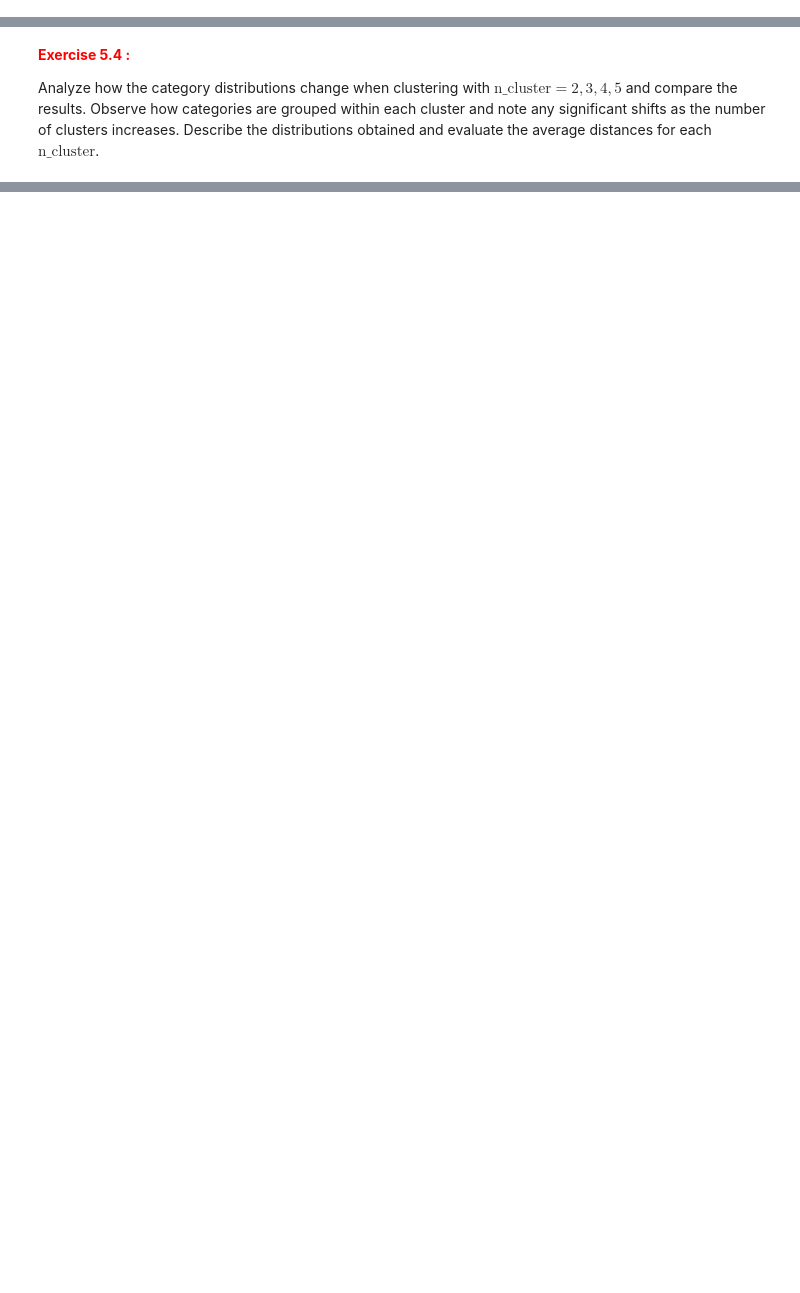
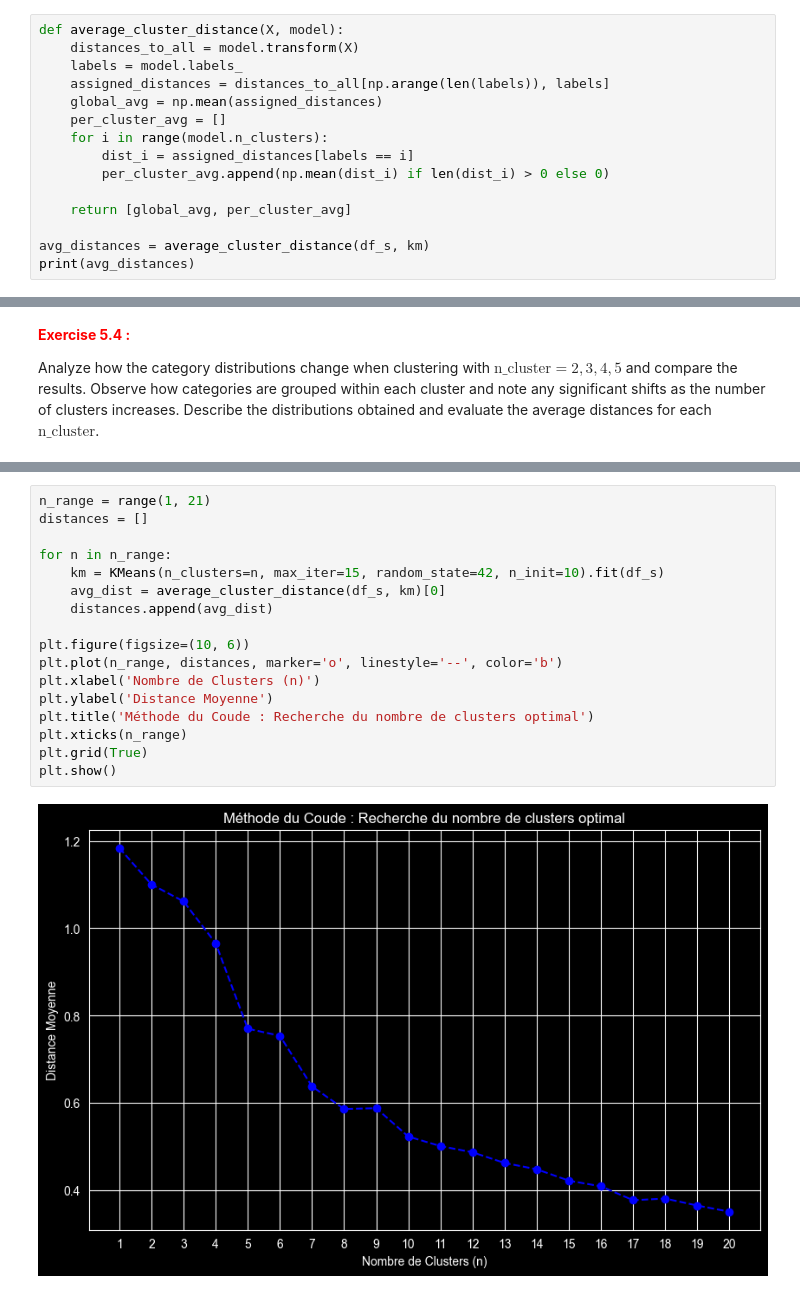
Before and after one commit to PeacefulJaah/web_mining, a Jupyter notebook: Labo2_DataAnalysis_WEM/Labo2_DataAnalysis_WEM.ipynb, the cells around one changed output, grey strips where cells are left out. Drawn from its saved outputs; the diff is of its cells as text; blank space fills up the shorter version.

```diff
--- a/Labo2_DataAnalysis_WEM/Labo2_DataAnalysis_WEM.ipynb
+++ b/Labo2_DataAnalysis_WEM/Labo2_DataAnalysis_WEM.ipynb
@@ -626,0 +789,15 @@ print(avg_distances)
+# %%
+def average_cluster_distance(X, model):
+    distances_to_all = model.transform(X)
+    labels = model.labels_
+    assigned_distances = distances_to_all[np.arange(len(labels)), labels]
+    global_avg = np.mean(assigned_distances)
+    per_cluster_avg = []
+    for i in range(model.n_clusters):
+        dist_i = assigned_distances[labels == i]
+        per_cluster_avg.append(np.mean(dist_i) if len(dist_i) > 0 else 0)
+
+    return [global_avg, per_cluster_avg]
+
+avg_distances = average_cluster_distance(df_s, km)
+print(avg_distances)
@@ -642,0 +893,19 @@ Analyze how the category distributions change when clustering with $\text{n\_clu
+# %%
+n_range = range(1, 21)
+distances = []
+
+for n in n_range:
+    km = KMeans(n_clusters=n, max_iter=15, random_state=42, n_init=10).fit(df_s)
+    avg_dist = average_cluster_distance(df_s, km)[0]
+    distances.append(avg_dist)
+
+plt.figure(figsize=(10, 6))
+plt.plot(n_range, distances, marker='o', linestyle='--', color='b')
+plt.xlabel('Nombre de Clusters (n)')
+plt.ylabel('Distance Moyenne')
+plt.title('Méthode du Coude : Recherche du nombre de clusters optimal')
+plt.xticks(n_range)
+plt.grid(True)
+plt.show()
+# %% [output]
+[figure, added]
```
Also changed, not shown: parts of 38 cells of this notebook.
